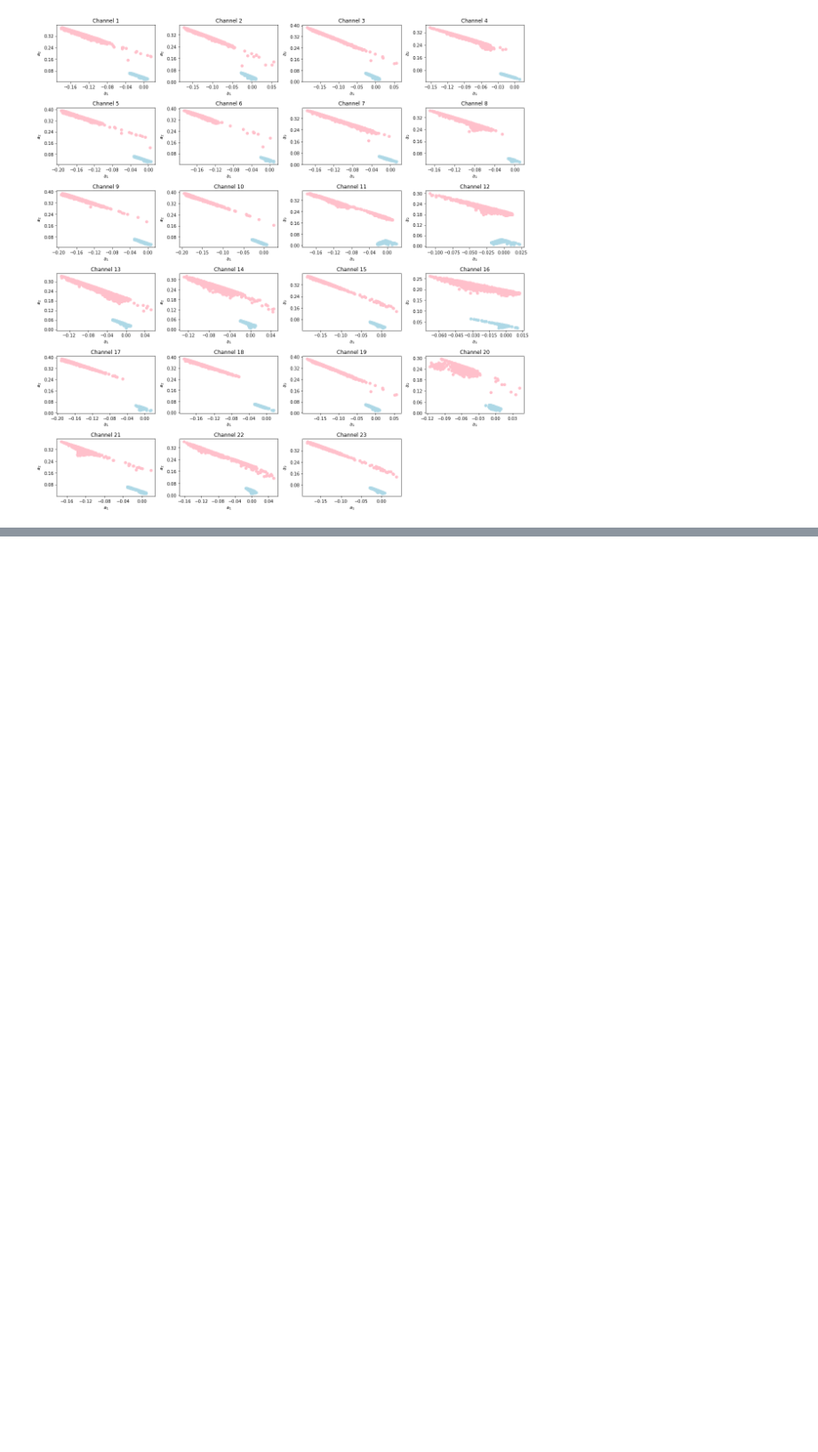
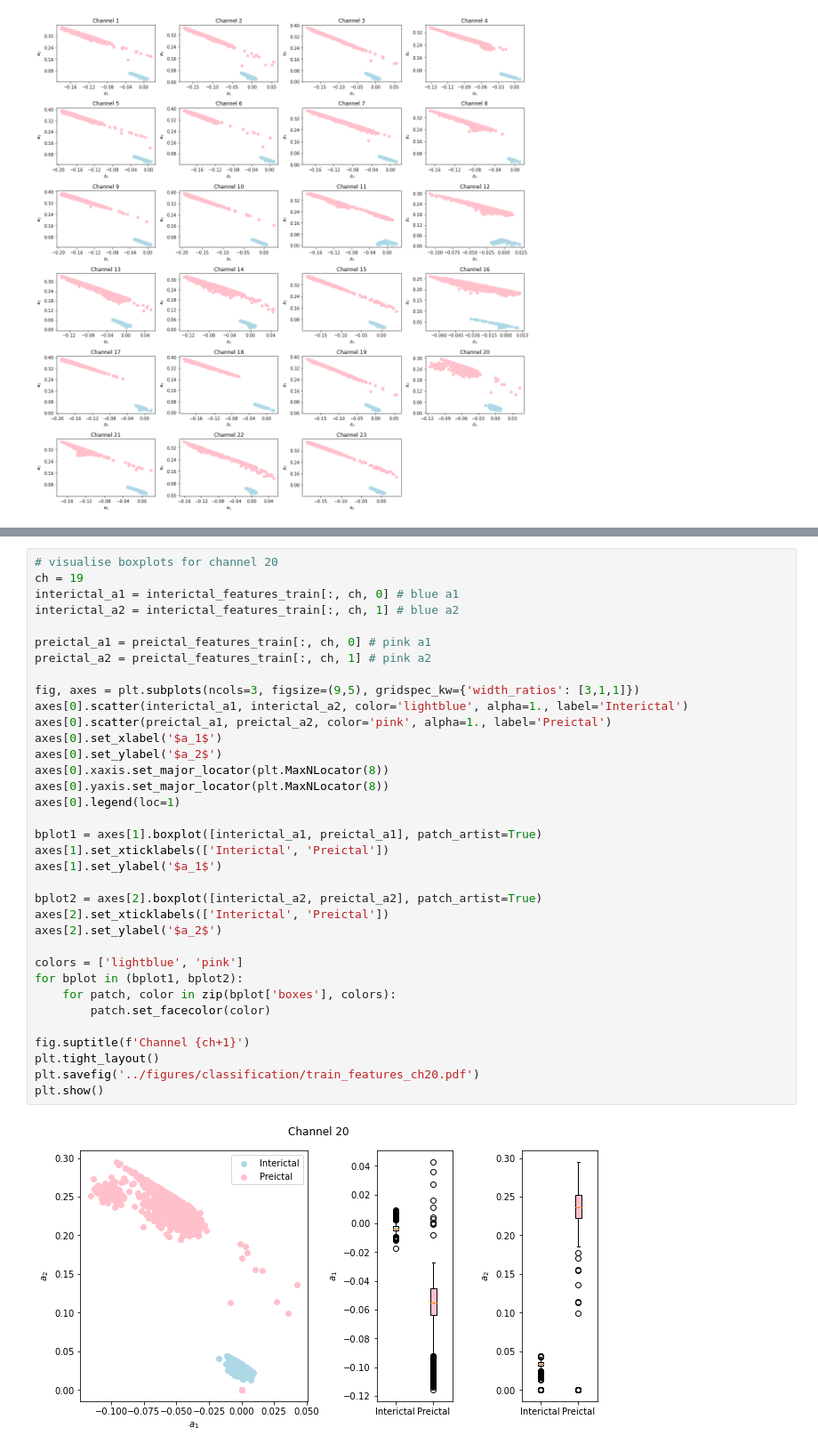
Before and after one commit to samisnotinsane/chbmit-seizure-prediction, a Jupyter notebook: classification/feature_visualise.ipynb, the cells around one changed output, grey strips where cells are left out. Shown at 89% size. Drawn from its saved outputs; the diff is of its cells as text; blank space fills up the shorter version.

```diff
--- a/classification/feature_visualise.ipynb
+++ b/classification/feature_visualise.ipynb
@@ -35 +99,38 @@ plt.show()
+# %%
+# visualise boxplots for channel 20
+ch = 19
+interictal_a1 = interictal_features_train[:, ch, 0] # blue a1
+interictal_a2 = interictal_features_train[:, ch, 1] # blue a2
+
+preictal_a1 = preictal_features_train[:, ch, 0] # pink a1
+preictal_a2 = preictal_features_train[:, ch, 1] # pink a2
+
+fig, axes = plt.subplots(ncols=3, figsize=(9,5), gridspec_kw={'width_ratios': [3,1,1]})
+axes[0].scatter(interictal_a1, interictal_a2, color='lightblue', alpha=1., label='Interictal')
+axes[0].scatter(preictal_a1, preictal_a2, color='pink', alpha=1., label='Preictal')
+axes[0].set_xlabel('$a_1$')
+axes[0].set_ylabel('$a_2$')
+axes[0].xaxis.set_major_locator(plt.MaxNLocator(8))
+axes[0].yaxis.set_major_locator(plt.MaxNLocator(8))
+axes[0].legend(loc=1)
+
+bplot1 = axes[1].boxplot([interictal_a1, preictal_a1], patch_artist=True)
+axes[1].set_xticklabels(['Interictal', 'Preictal'])
+axes[1].set_ylabel('$a_1$')
+
+bplot2 = axes[2].boxplot([interictal_a2, preictal_a2], patch_artist=True)
+axes[2].set_xticklabels(['Interictal', 'Preictal'])
+axes[2].set_ylabel('$a_2$')
+
+colors = ['lightblue', 'pink']
+for bplot in (bplot1, bplot2):
+    for patch, color in zip(bplot['boxes'], colors):
+        patch.set_facecolor(color)
+
+fig.suptitle(f'Channel {ch+1}')
+plt.tight_layout()
+plt.savefig('../figures/classification/train_features_ch20.pdf')
+plt.show()
+# %% [output]
+[figure, added]
 # %%
```
Also changed, not shown: parts of 6 cells of this notebook, 2 other files.
